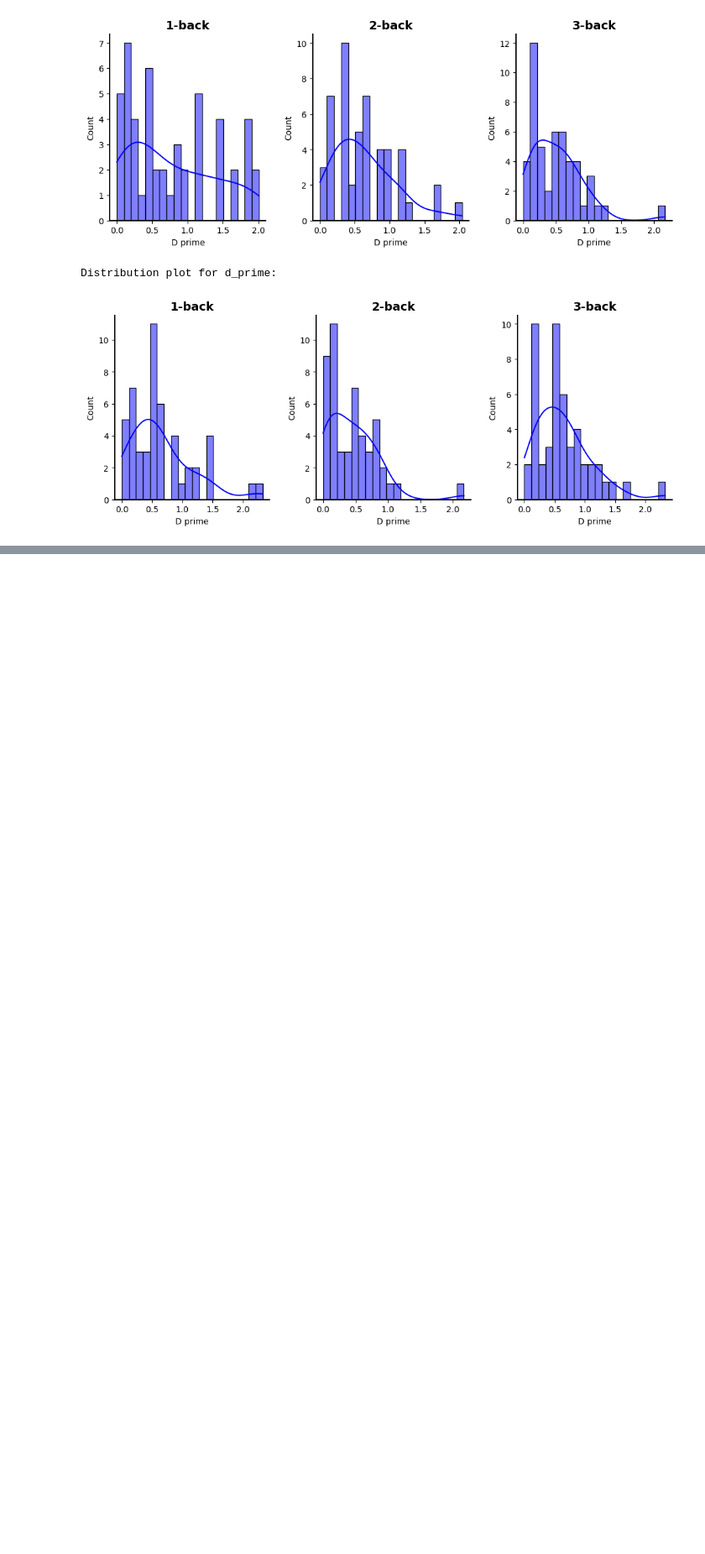
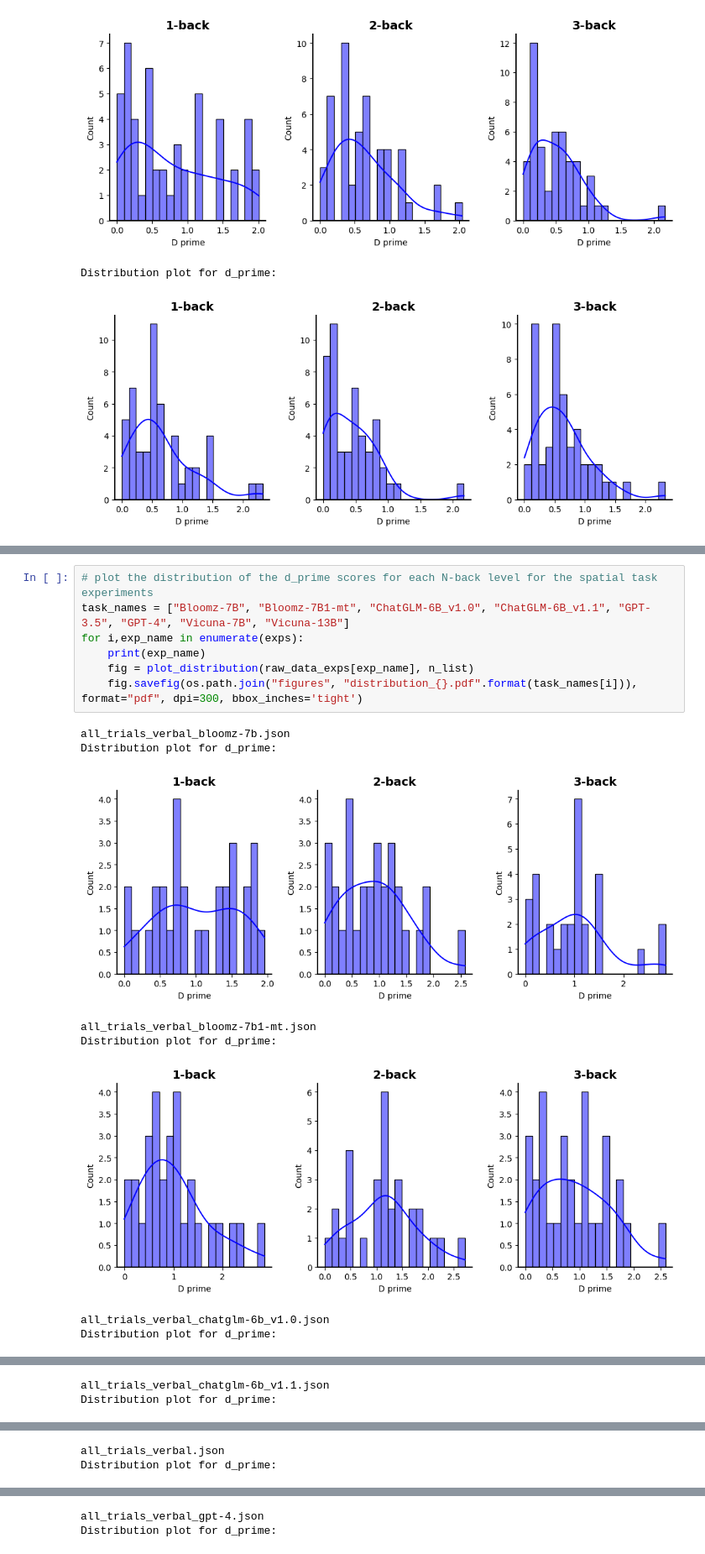
Before and after one commit to Daniel-Gong/ChatGPT-WM, a Jupyter notebook: analysis_across_exps.ipynb, the cells around one changed output, grey strips where cells are left out. Shown at 84% size. Drawn from its saved outputs; the diff is of its cells as text; blank space fills up the shorter version.

```diff
--- a/analysis_across_exps.ipynb
+++ b/analysis_across_exps.ipynb
@@ -815,0 +886,16 @@ loading data from all_trials_verbal_Vicuna-13B.json
+# %%
+# plot the distribution of the d_prime scores for each N-back level for the spatial task experiments
+task_names = ["Bloomz-7B", "Bloomz-7B1-mt", "ChatGLM-6B_v1.0", "ChatGLM-6B_v1.1", "GPT-3.5", "GPT-4", "Vicuna-7B", "Vicuna-13B"]
+for i,exp_name in enumerate(exps):
+    print(exp_name)
+    fig = plot_distribution(raw_data_exps[exp_name], n_list)
+    fig.savefig(os.path.join("figures", "distribution_{}.pdf".format(task_names[i])), format="pdf", dpi=300, bbox_inches='tight')
+# %% [output]
+all_trials_verbal_bloomz-7b.json
+Distribution plot for d_prime:
+[figure, added]
+all_trials_verbal_bloomz-7b1-mt.json
+Distribution plot for d_prime:
+[figure, added]
+all_trials_verbal_chatglm-6b_v1.0.json
+Distribution plot for d_prime:
@@ -815,0 +903,2 @@ loading data from all_trials_verbal_Vicuna-13B.json
+all_trials_verbal_chatglm-6b_v1.1.json
+Distribution plot for d_prime:
@@ -815,0 +906,2 @@ loading data from all_trials_verbal_Vicuna-13B.json
+all_trials_verbal.json
+Distribution plot for d_prime:
@@ -815,0 +909,2 @@ loading data from all_trials_verbal_Vicuna-13B.json
+all_trials_verbal_gpt-4.json
+Distribution plot for d_prime:
```
Also changed, not shown: parts of 12 cells of this notebook.
